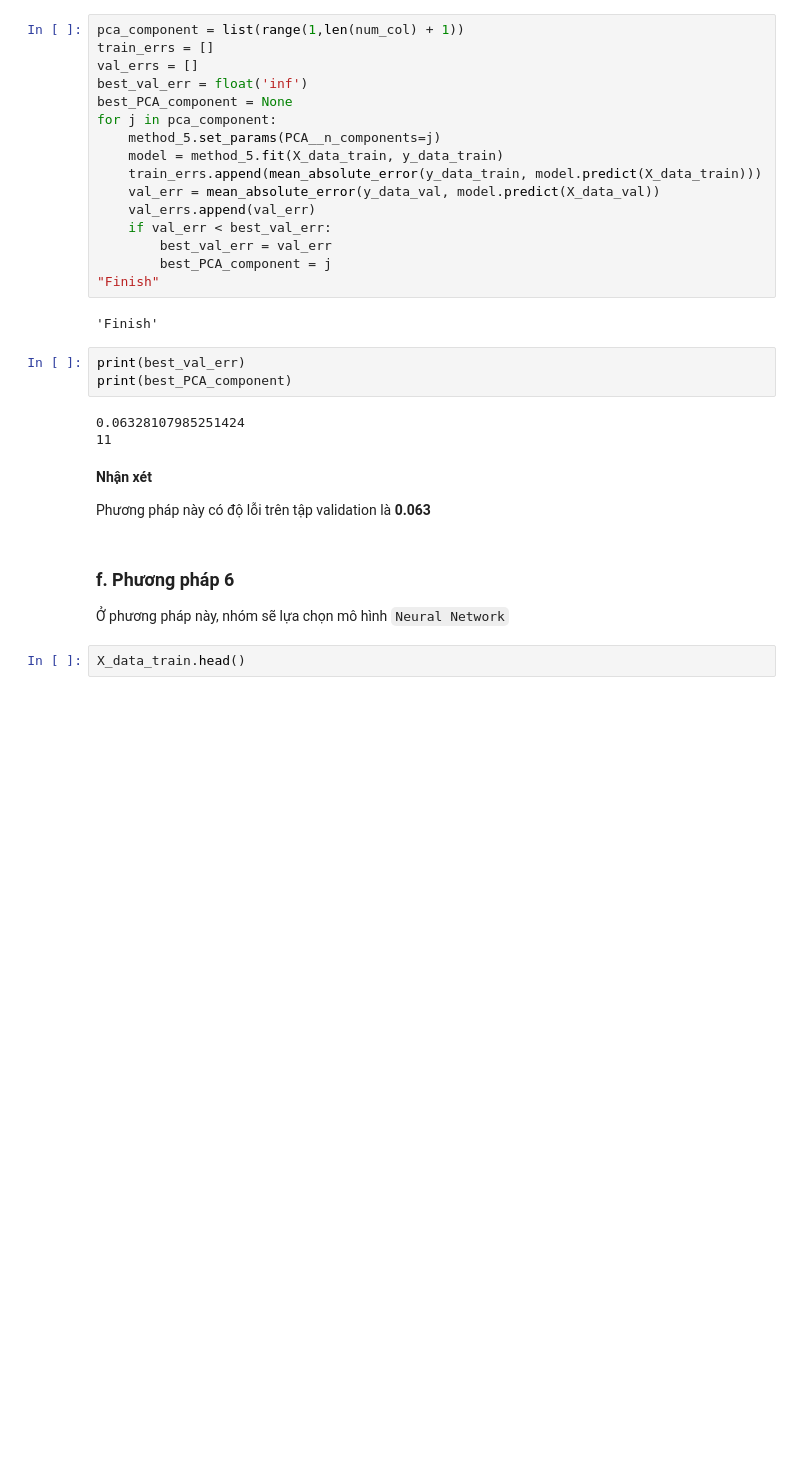
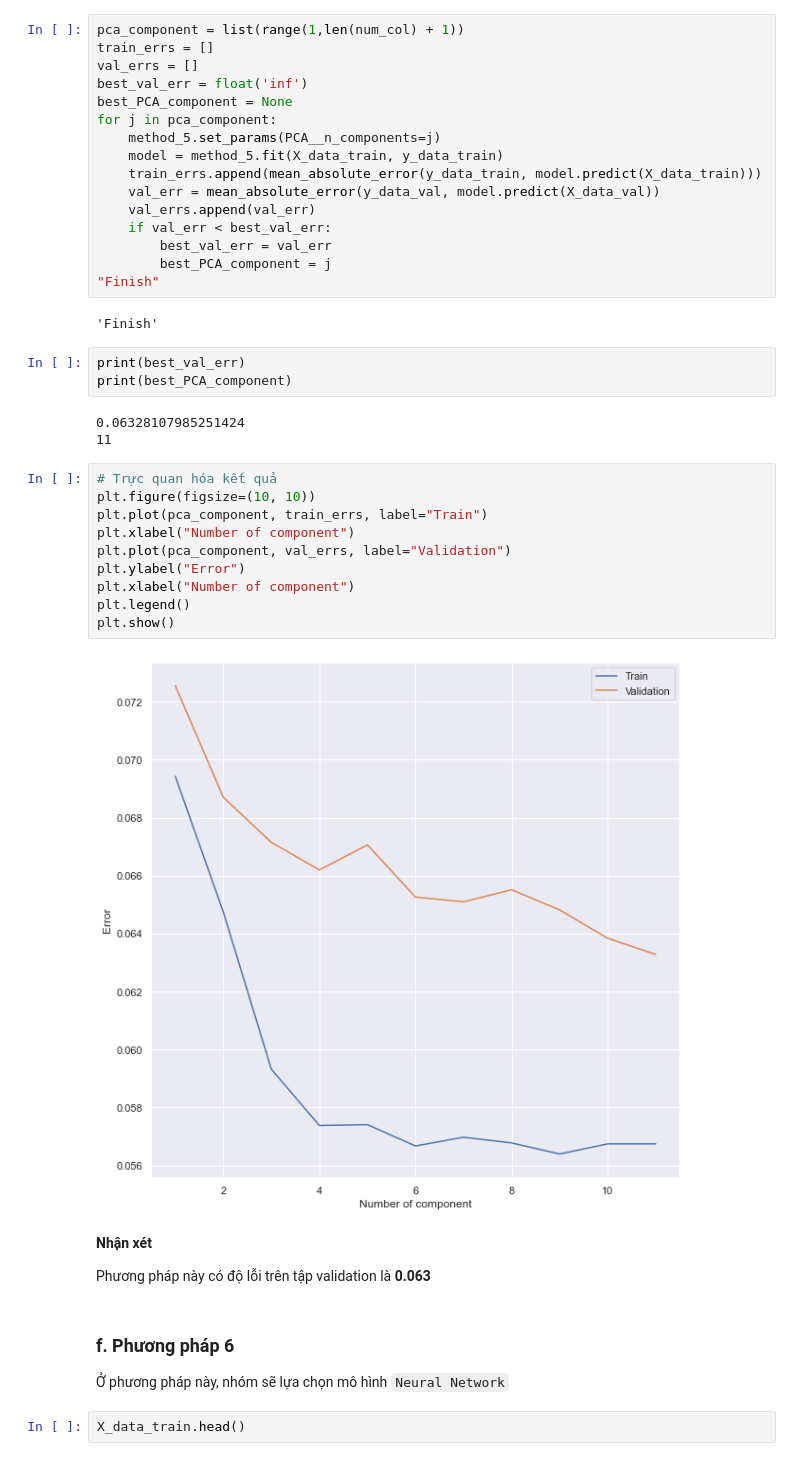
Before and after one commit to nhathuy13598/DS_Final_Project, a Jupyter notebook: 21_1612272_1512222/FinalProject.ipynb, the cells around one changed output. Saved outputs shown, nothing was run; the diff lists cells and outputs as text; blank space fills up the shorter version.

```diff
--- a/21_1612272_1512222/FinalProject.ipynb
+++ b/21_1612272_1512222/FinalProject.ipynb
@@ -902,6 +902,18 @@ print(best_PCA_component)
 # %% [output]
 0.06328107985251424
 11
+# %%
+# Trực quan hóa kết quả
+plt.figure(figsize=(10, 10))
+plt.plot(pca_component, train_errs, label="Train")
+plt.xlabel("Number of component")
+plt.plot(pca_component, val_errs, label="Validation")
+plt.ylabel("Error")
+plt.xlabel("Number of component")
+plt.legend()
+plt.show()
+# %% [output]
+[figure, added]
 # %% [markdown]
 **Nhận xét**
 
```
Also changed, not shown: parts of 2 cells of this notebook, 1 other file.
